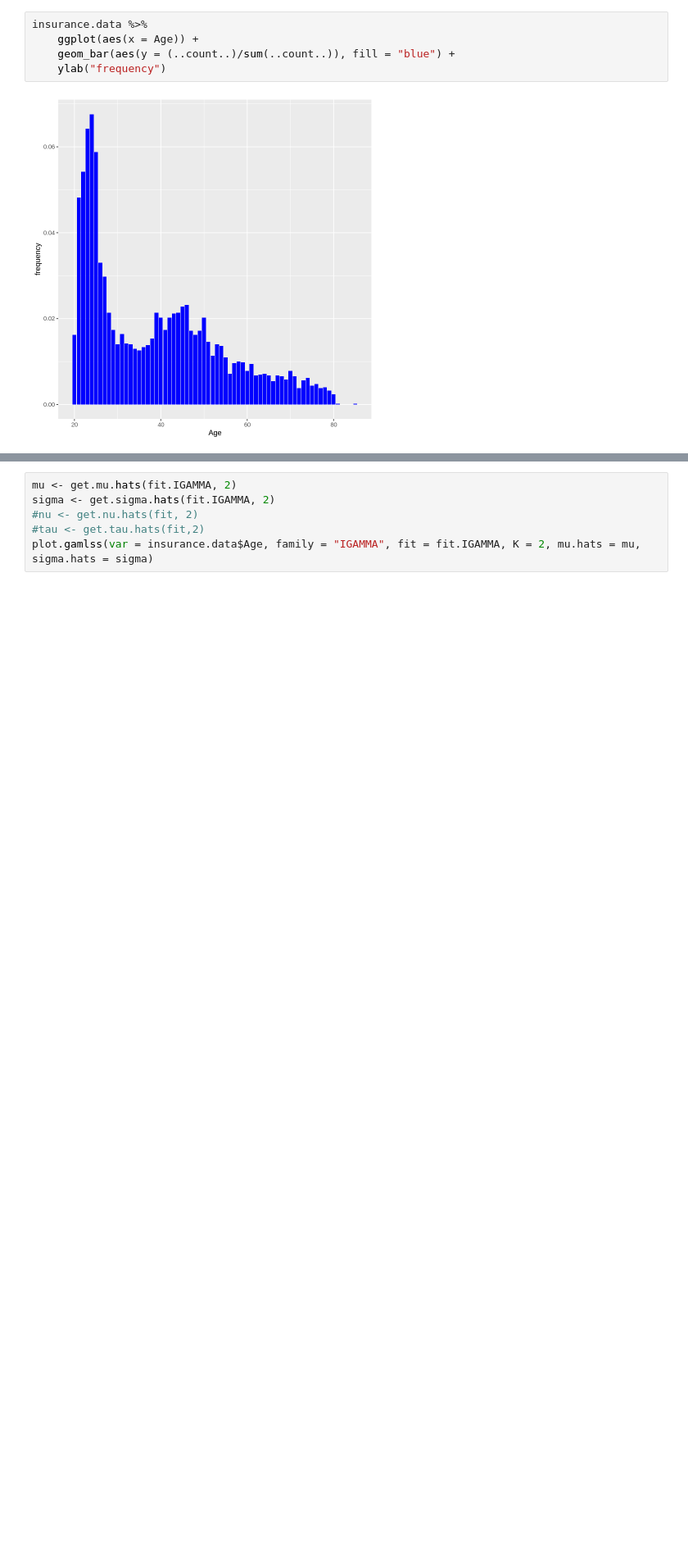
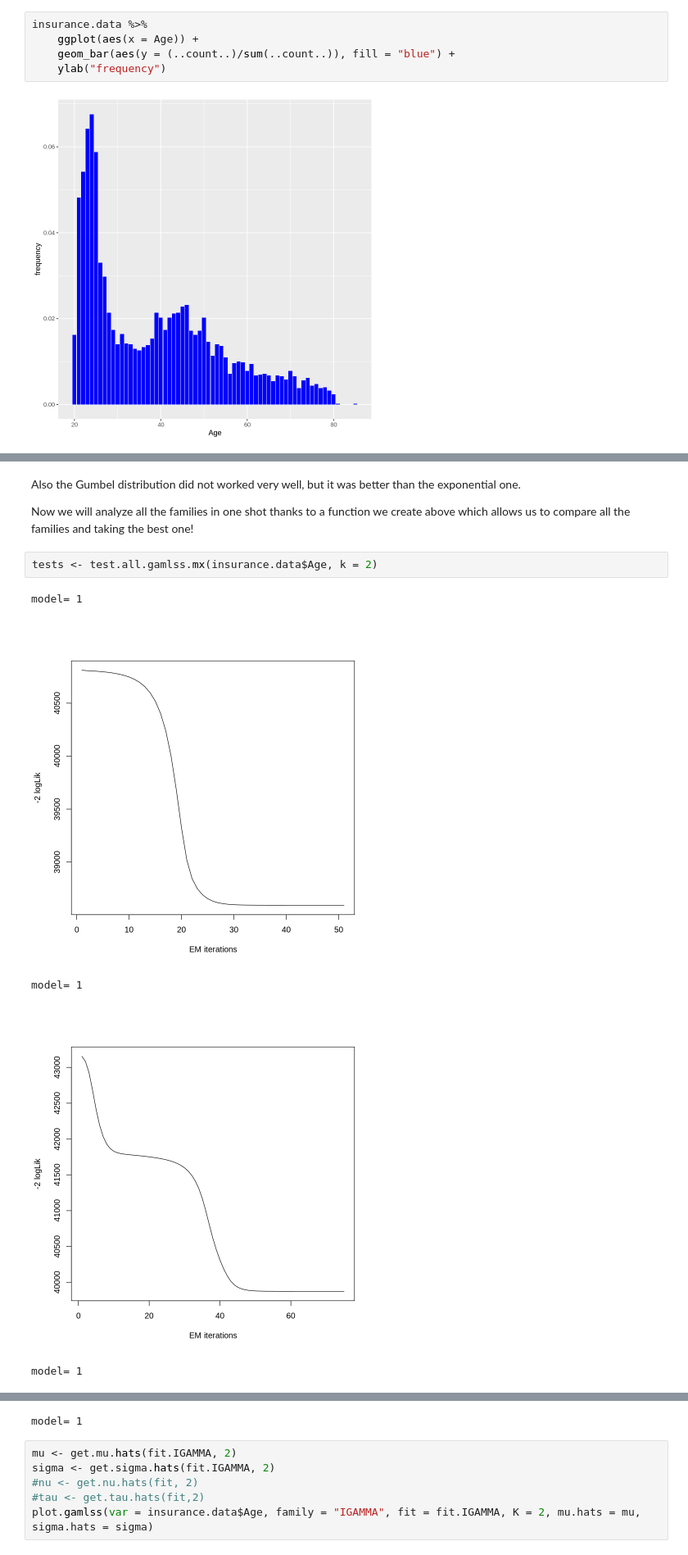
Before and after one commit to biagio-incardona/biagio-incardona.github.io, a Jupyter notebook: Report_Incardona_Biagio.ipynb, the cells around one changed output, grey strips where cells are left out. Shown at 82% size. Cells and saved outputs as stored; diff of their text form; blank space fills up the shorter version.

```diff
--- a/Report_Incardona_Biagio.ipynb
+++ b/Report_Incardona_Biagio.ipynb
@@ -492,0 +485,12 @@ model= 1
+# %% [markdown]
+Also the Gumbel distribution did not worked very well, but it was better than the exponential one.
+
+Now we will analyze all the families in one shot thanks to a function we create above which allows us to compare all the families and taking the best one!
+# %%
+tests <- test.all.gamlss.mx(insurance.data$Age, k = 2)
+# %% [output]
+model= 1
+[figure, added]
+model= 1
+[figure, added]
+model= 1
@@ -493,3 +498,4 @@ model= 1
+model= 1
 # %%
 mu <- get.mu.hats(fit.IGAMMA, 2)
 sigma <- get.sigma.hats(fit.IGAMMA, 2)
```
Also changed, not shown: parts of 16 cells of this notebook.
